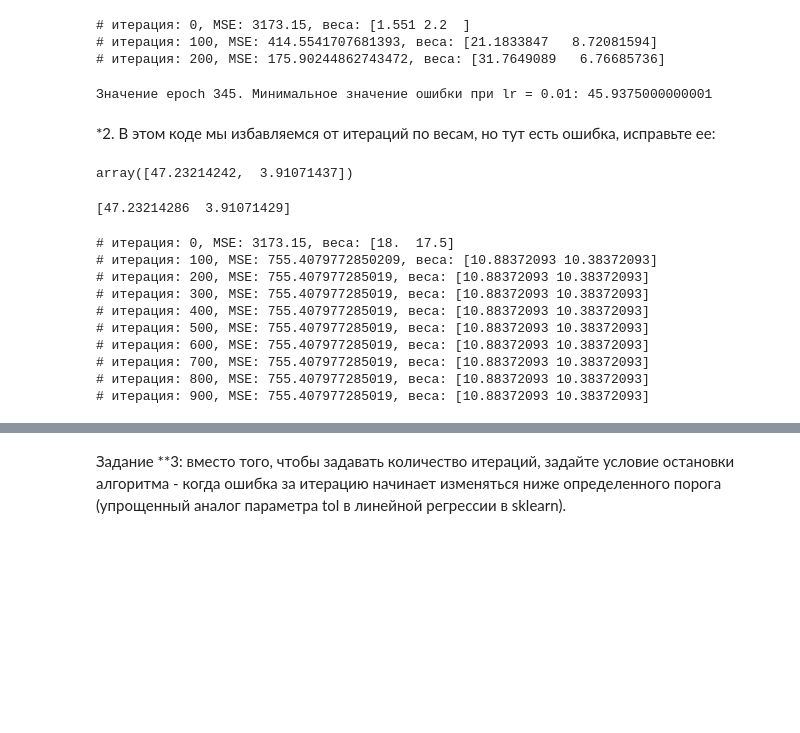
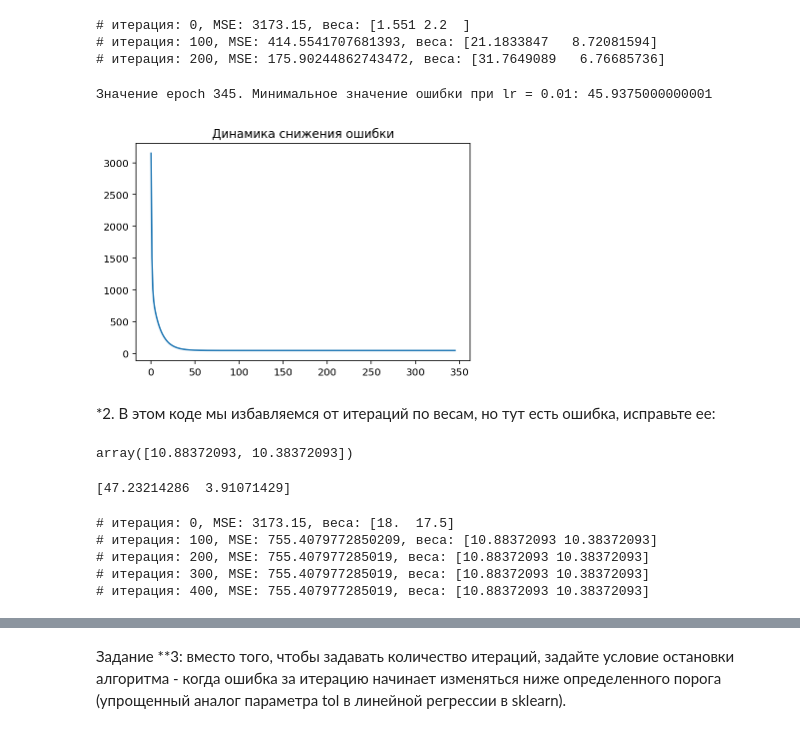
Before and after one commit to daniilstv/DS_algorithms, a Jupyter notebook: Lesson1-HomeWork.ipynb, the cells around one changed output, grey strips where cells are left out. Cells and saved outputs as stored; diff of their text form; code cells hidden in the pictures; blank space fills up the shorter version.

Commit message:
Add histogram and task2 draft

```diff
--- a/Lesson1-HomeWork.ipynb
+++ b/Lesson1-HomeWork.ipynb
@@ -308,37 +308,41 @@ for i in range(epoch):
 # %%
 n = X.shape[1]
 epoch = 100000
 lr = 0.01
 W = np.array([1, 0.5])
 W, lr
 err = 0
-
+box = []
 err_last = 999999
 
 for i in range(epoch):
 
     for j in range(W.shape[0]):
         W[j] -= lr * (1/n * 2 * np.sum(X[:,j] * (y_pred - y)))
     y_pred = np.dot(X, W)
 
     err = calc_mse(y, y_pred)
+    box.append(err)
     if err_last > err:
         err_last = err
 #         print("err_last", err_last)
     else:
         print(f"Значение epoch {i}. Минимальное значение ошибки при lr = {lr}: {err}" )
         break
 
-
+plt.plot(box)
+plt.title("Динамика снижения ошибки")
+plt.show()
 # Значение epoch 3237. Минимальное значение ошибки при lr = 0.001: 45.937500000002316
 # %% [output]
 Значение epoch 345. Минимальное значение ошибки при lr = 0.01: 45.9375000000001
+[figure, added]
 # %% [markdown]
 *2. В этом коде мы избавляемся от итераций по весам, но тут есть ошибка, исправьте ее:
 # %%
 W
 # %% [output]
-array([47.23214242,  3.91071437])
+array([10.88372093, 10.38372093])
 # %%
 W = np.linalg.inv(np.dot(X.T, X)) @ X.T @ y
 print(W)
@@ -350,7 +354,7 @@ epoch = 500
 lr = 0.01
 W = np.array([1, 0.5])
 W, lr
-
+A = X[:, j]
 
 for i in range(epoch):
     y_pred = np.dot(X, W)
@@ -358,7 +362,7 @@ for i in range(epoch):
 #     for j in range(W.shape[0]):
 #         W[j] -= lr * (1/n * 2 * np.sum(X[:, j] * (y_pred - y)))
 
-    W -= (lr * (1/n * 2 * np.sum(X * (y_pred - y))))
+    W -= (lr * (1/n * 2 * np.sum(A * (y_pred - y))))
 
     if i % 100 == 0:
         print(f'# итерация: {i}, MSE: {err}, веса: {W}')
@@ -368,8 +372,3 @@ for i in range(epoch):
 # итерация: 200, MSE: 755.407977285019, веса: [10.88372093 10.38372093]
 # итерация: 300, MSE: 755.407977285019, веса: [10.88372093 10.38372093]
 # итерация: 400, MSE: 755.407977285019, веса: [10.88372093 10.38372093]
-# итерация: 500, MSE: 755.407977285019, веса: [10.88372093 10.38372093]
-# итерация: 600, MSE: 755.407977285019, веса: [10.88372093 10.38372093]
-# итерация: 700, MSE: 755.407977285019, веса: [10.88372093 10.38372093]
-# итерация: 800, MSE: 755.407977285019, веса: [10.88372093 10.38372093]
-# итерация: 900, MSE: 755.407977285019, веса: [10.88372093 10.38372093]
```
Also changed, not shown: parts of 3 cells of this notebook.
